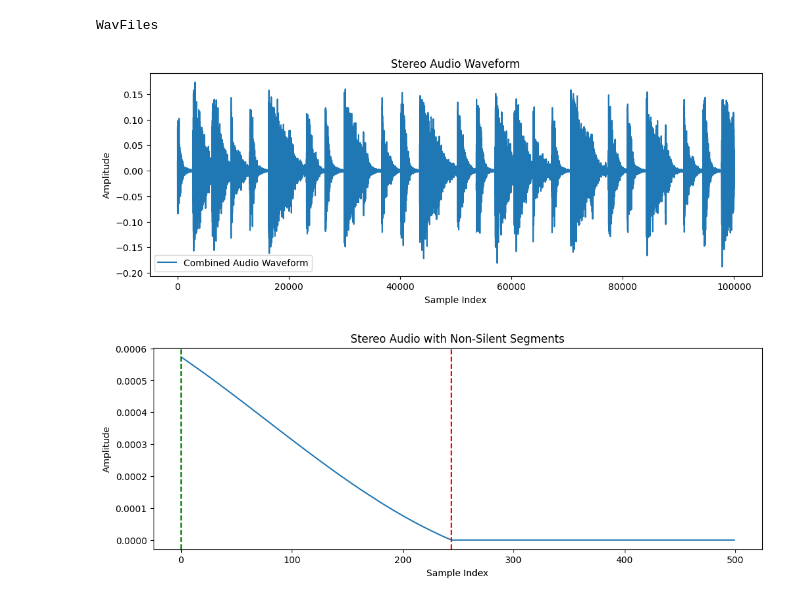
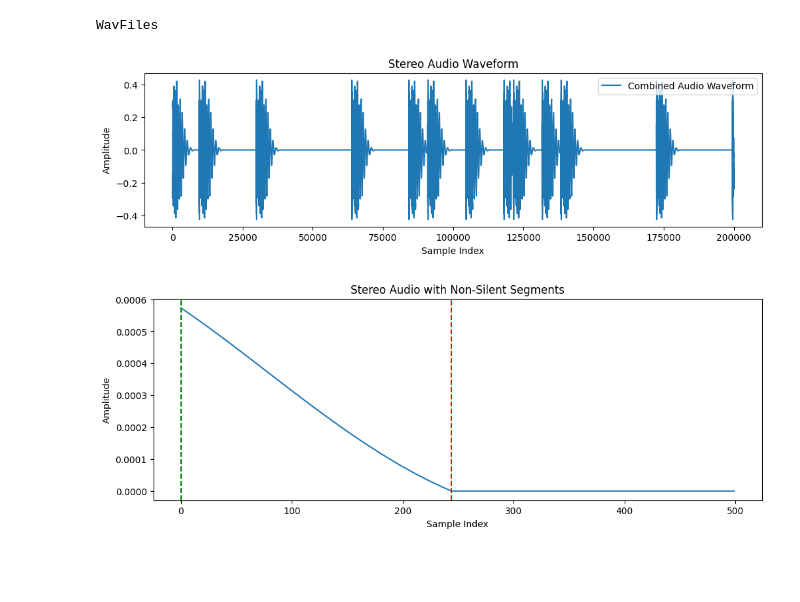
Before and after one commit to gunhee-c/Multitrack-Compress, a Jupyter notebook: Final.ipynb, the cells around one changed output. Drawn from its saved outputs; the diff is of its cells as text; code cells hidden in the pictures; blank space fills up the shorter version.

```diff
--- a/Final.ipynb
+++ b/Final.ipynb
@@ -43,7 +44,7 @@ s2 = dt2[250000:850000]
 # %%
 def plot_waveform(sample, isLibrosa = False):
 
-    plt.figure(figsize=(12, 4))
+    plt.figure(figsize=(12, 3))
     if isLibrosa:
         plt.plot(sample, label="Combined Audio Waveform")
     else:
@@ -80,11 +81,11 @@ def plot_waveform_withBounds(sample, non_silent_segments , isLibrosa = False):
     plt.show()
 # %%
 
-plot_waveform(s2[100000:200000], isLibrosa=True)
+plot_waveform(s1[100000:300000], isLibrosa=True)
 
-s3 = s2[100000:200000]
+s3 = s1[100000:200000]
 # %% [output]
-[figure, old version]
+[figure, new version]
 # %%
 def has_consecutive_zeros(data, startindex, silence_threshold, window):
     if silence_threshold != 0:
```
Also changed, not shown: parts of 4 cells of this notebook, 3 other files.
